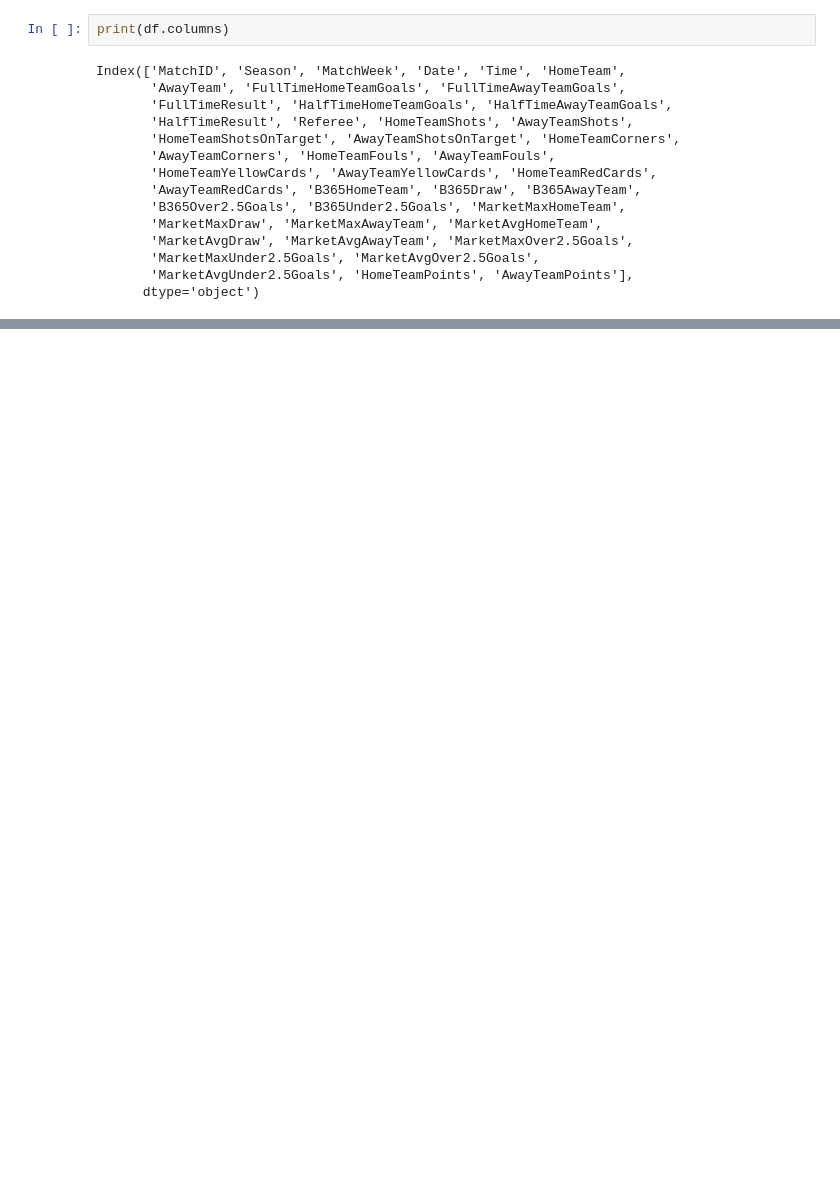
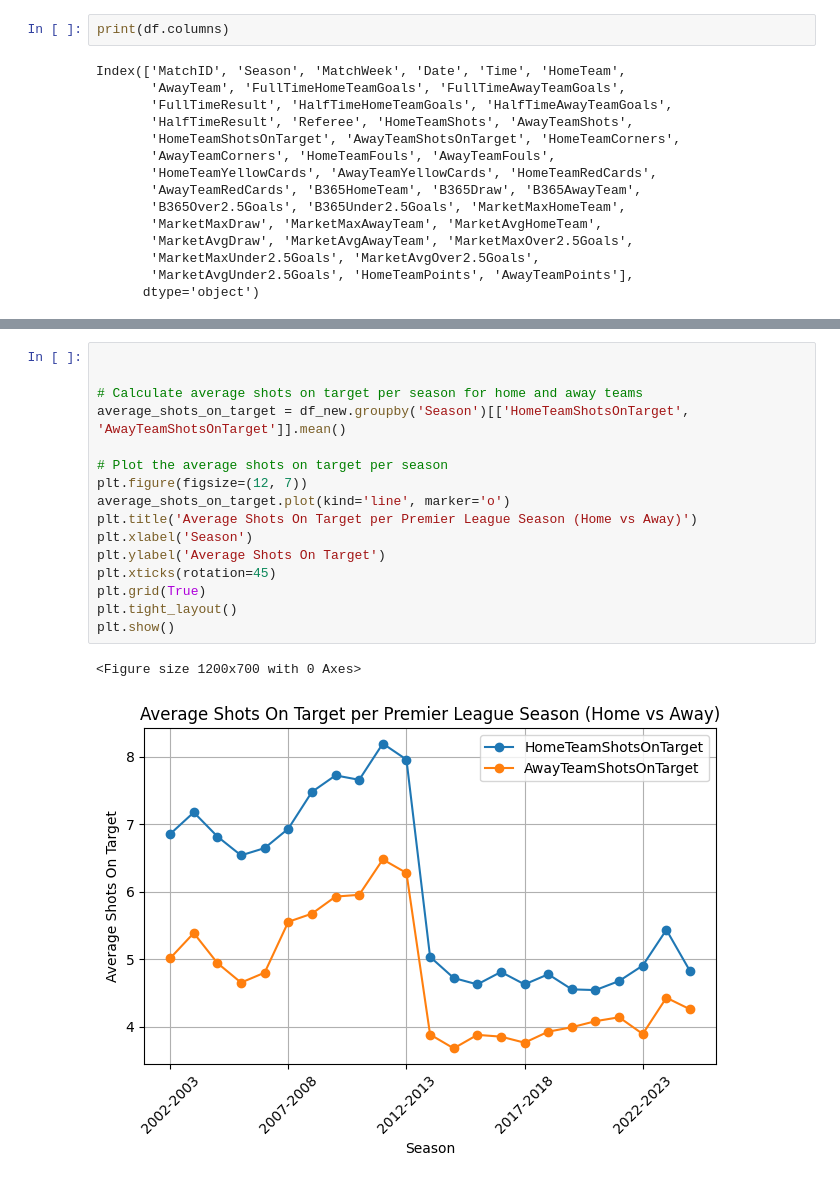
Before and after one commit to Tawanss/football, a Jupyter notebook: พรีเมียร์2025.ipynb, the cells around one changed output, grey strips where cells are left out. Saved outputs shown, nothing was run; the diff lists cells and outputs as text; blank space fills up the shorter version.

```diff
--- a/พรีเมียร์2025.ipynb
+++ b/พรีเมียร์2025.ipynb
@@ -151,0 +251,19 @@ df_new['FullTimeResult'] = le_result.fit_transform(df_new['FullTimeResult'])
+# %%
+
+
+# Calculate average shots on target per season for home and away teams
+average_shots_on_target = df_new.groupby('Season')[['HomeTeamShotsOnTarget', 'AwayTeamShotsOnTarget']].mean()
+
+# Plot the average shots on target per season
+plt.figure(figsize=(12, 7))
+average_shots_on_target.plot(kind='line', marker='o')
+plt.title('Average Shots On Target per Premier League Season (Home vs Away)')
+plt.xlabel('Season')
+plt.ylabel('Average Shots On Target')
+plt.xticks(rotation=45)
+plt.grid(True)
+plt.tight_layout()
+plt.show()
+# %% [output]
+<Figure size 1200x700 with 0 Axes>
+[figure, added]
```
Also changed, not shown: parts of 52 cells of this notebook.
